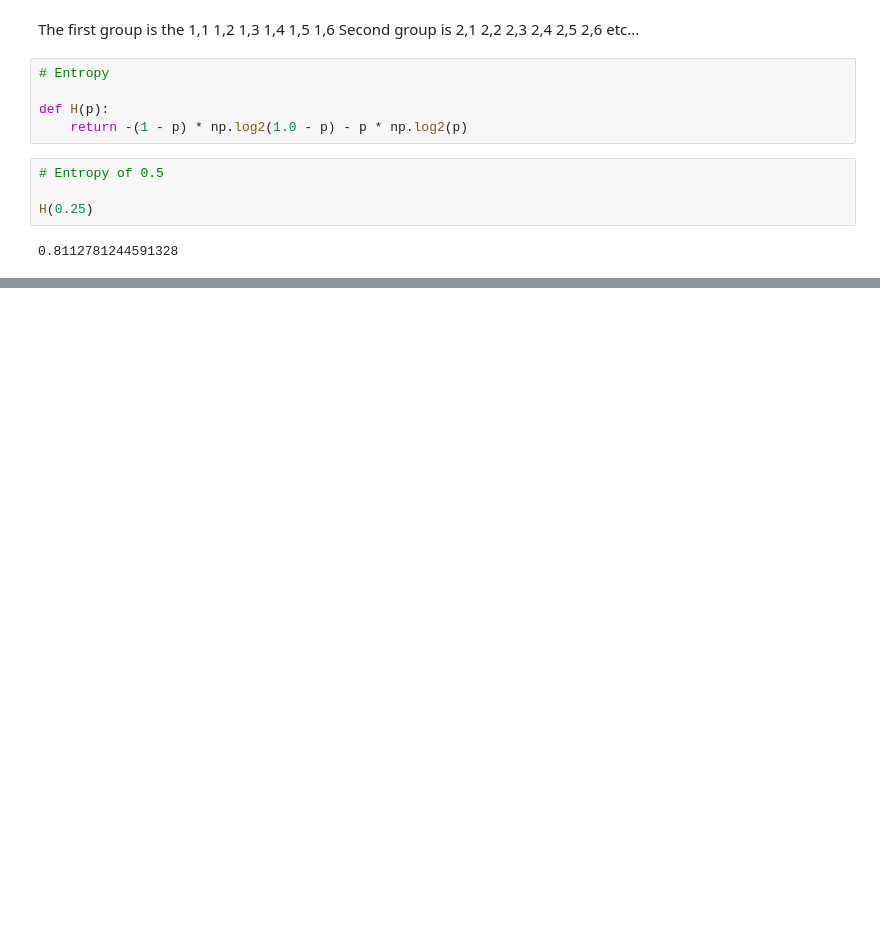
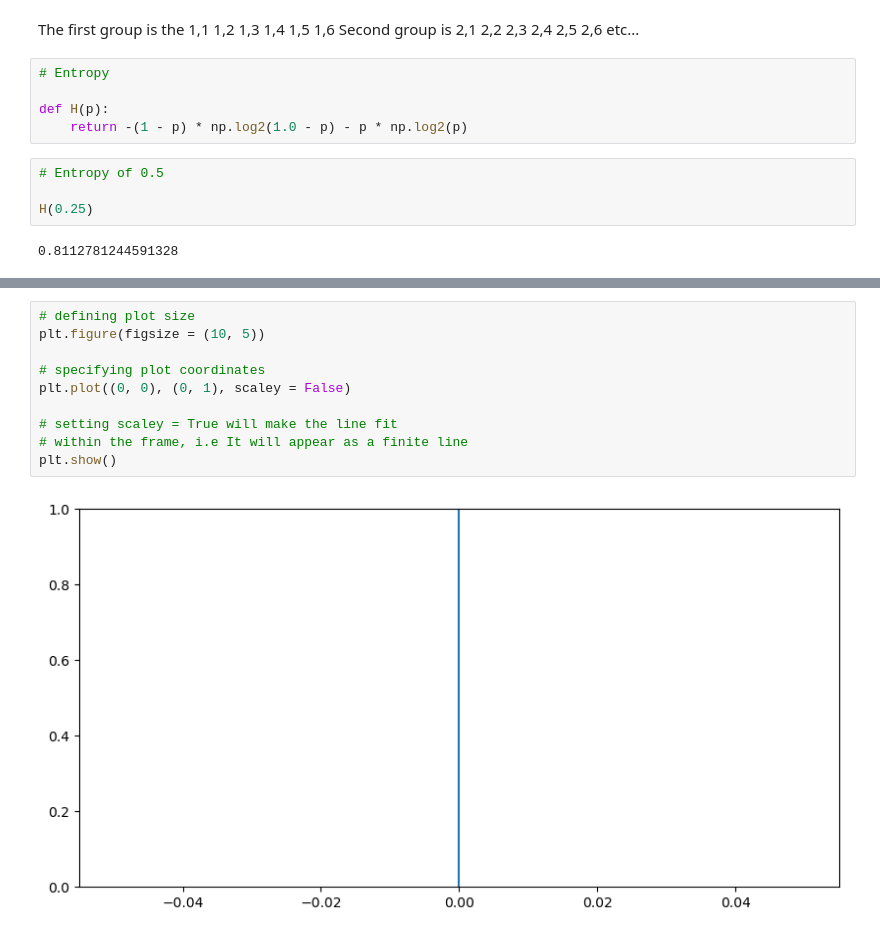
Before and after one commit to PeeBs68/mywork, a Jupyter notebook: fund_da_week7and8.ipynb, the cells around one changed output, grey strips where cells are left out. Saved outputs shown, nothing was run; the diff lists cells and outputs as text; blank space fills up the shorter version.

```diff
--- a/fund_da_week7and8.ipynb
+++ b/fund_da_week7and8.ipynb
@@ -223,0 +239,12 @@ array([2, 1, 1, ..., 1, 1, 1])
+# %%
+# defining plot size
+plt.figure(figsize = (10, 5))
+
+# specifying plot coordinates
+plt.plot((0, 0), (0, 1), scaley = False)
+
+# setting scaley = True will make the line fit
+# within the frame, i.e It will appear as a finite line
+plt.show()
+# %% [output]
+[figure, added]
```
Also changed, not shown: parts of 20 cells of this notebook.
